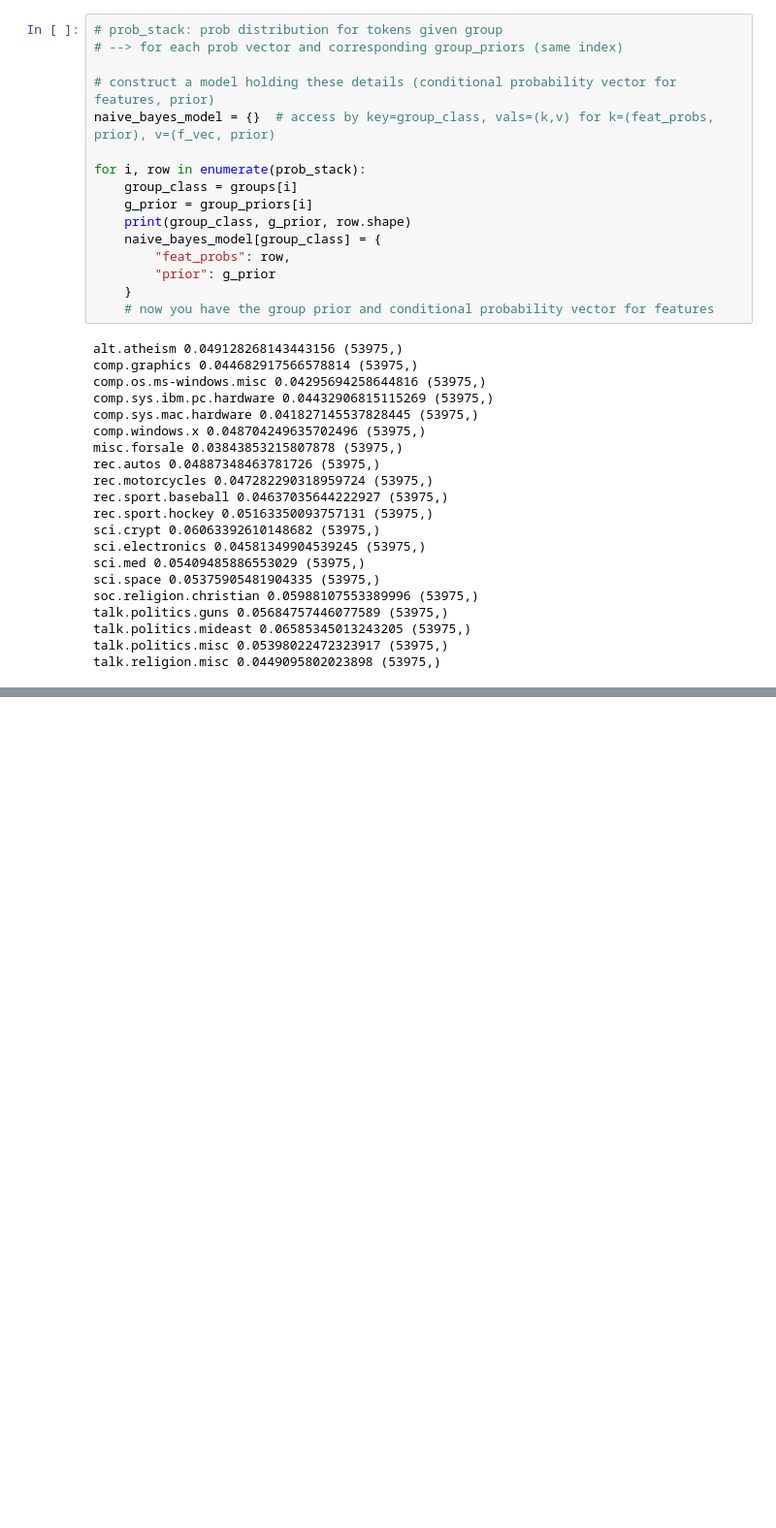
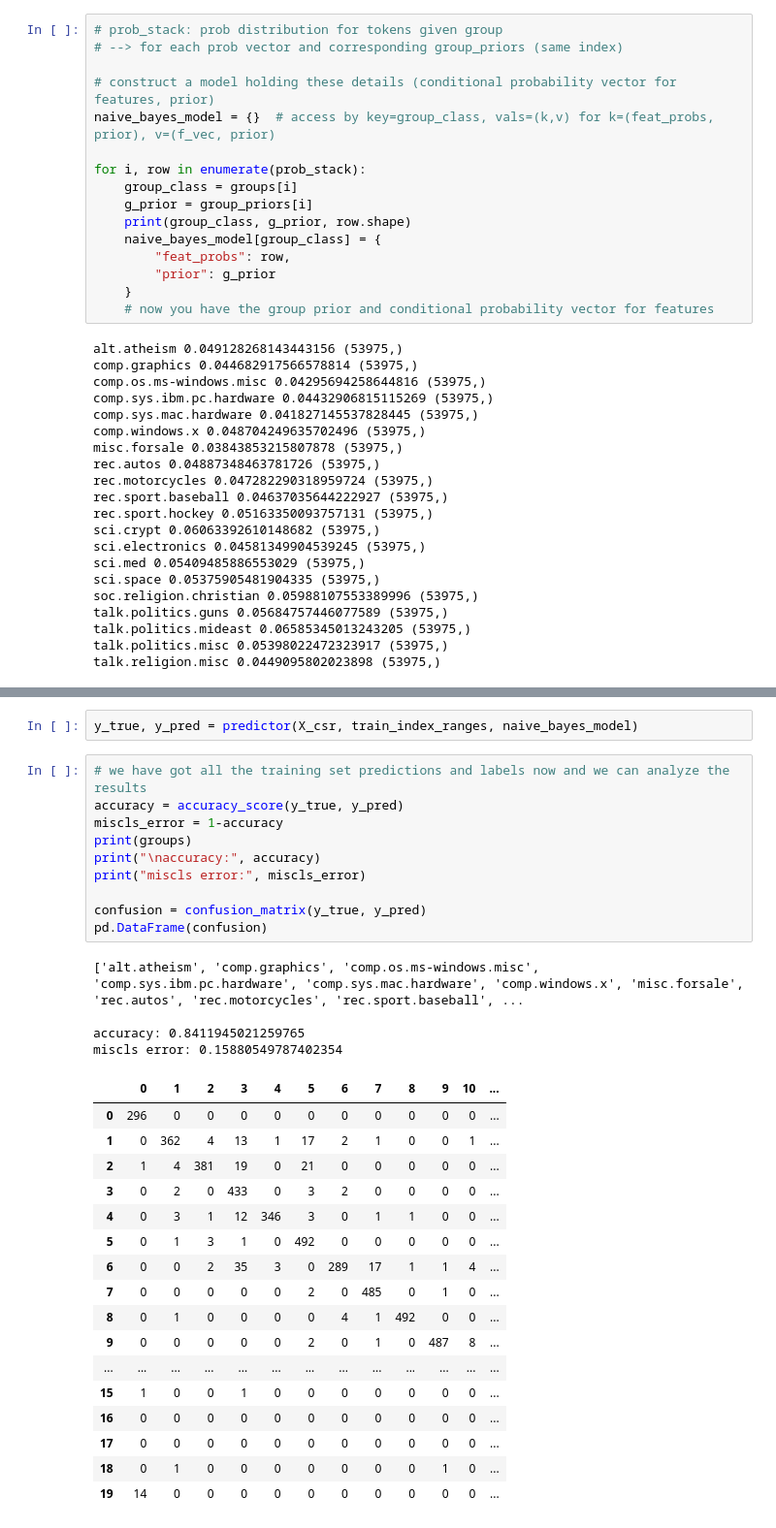
Before and after one commit to Kasparow/ml_project, a Jupyter notebook: task2.ipynb, the cells around one changed output, grey strips where cells are left out. Shown at 97% size. Cells and saved outputs as stored; diff of their text form; blank space fills up the shorter version.

Commit message:
finished task 2 technical part: from-scratch naive bayes for predicting 20newsgroups classes based on log probabilities and laplace add-one smoothing.

```diff
--- a/task2.ipynb
+++ b/task2.ipynb
@@ -348,0 +404,34 @@ talk.religion.misc 0.0449095802023898 (53975,)
+# %%
+y_true, y_pred = predictor(X_csr, train_index_ranges, naive_bayes_model)
+# %%
+# we have got all the training set predictions and labels now and we can analyze the results
+accuracy = accuracy_score(y_true, y_pred)
+miscls_error = 1-accuracy
+print(groups)
+print("\naccuracy:", accuracy)
+print("miscls error:", miscls_error)
+
+confusion = confusion_matrix(y_true, y_pred)
+pd.DataFrame(confusion)
+# %% [output]
+['alt.atheism', 'comp.graphics', 'comp.os.ms-windows.misc', 'comp.sys.ibm.pc.hardware', 'comp.sys.mac.hardware', 'comp.windows.x', 'misc.forsale', 'rec.autos', 'rec.motorcycles', 'rec.sport.baseball', ...
+
+accuracy: 0.8411945021259765
+miscls error: 0.15880549787402354
+|  | 0 | 1 | 2 | 3 | 4 | 5 | 6 | 7 | 8 | 9 | 10 | ... |
+| 0 | 296 | 0 | 0 | 0 | 0 | 0 | 0 | 0 | 0 | 0 | 0 | ... |
+| 1 | 0 | 362 | 4 | 13 | 1 | 17 | 2 | 1 | 0 | 0 | 1 | ... |
+| 2 | 1 | 4 | 381 | 19 | 0 | 21 | 0 | 0 | 0 | 0 | 0 | ... |
+| 3 | 0 | 2 | 0 | 433 | 0 | 3 | 2 | 0 | 0 | 0 | 0 | ... |
+| 4 | 0 | 3 | 1 | 12 | 346 | 3 | 0 | 1 | 1 | 0 | 0 | ... |
+| 5 | 0 | 1 | 3 | 1 | 0 | 492 | 0 | 0 | 0 | 0 | 0 | ... |
+| 6 | 0 | 0 | 2 | 35 | 3 | 0 | 289 | 17 | 1 | 1 | 4 | ... |
+| 7 | 0 | 0 | 0 | 0 | 0 | 2 | 0 | 485 | 0 | 1 | 0 | ... |
+| 8 | 0 | 1 | 0 | 0 | 0 | 0 | 4 | 1 | 492 | 0 | 0 | ... |
+| 9 | 0 | 0 | 0 | 0 | 0 | 2 | 0 | 1 | 0 | 487 | 8 | ... |
+| ... | ... | ... | ... | ... | ... | ... | ... | ... | ... | ... | ... | ... |
+| 15 | 1 | 0 | 0 | 1 | 0 | 0 | 0 | 0 | 0 | 0 | 0 | ... |
+| 16 | 0 | 0 | 0 | 0 | 0 | 0 | 0 | 0 | 0 | 0 | 0 | ... |
+| 17 | 0 | 0 | 0 | 0 | 0 | 0 | 0 | 0 | 0 | 0 | 0 | ... |
+| 18 | 0 | 1 | 0 | 0 | 0 | 0 | 0 | 0 | 0 | 1 | 0 | ... |
+| 19 | 14 | 0 | 0 | 0 | 0 | 0 | 0 | 0 | 0 | 0 | 0 | ... |
```
Also changed, not shown: parts of 6 cells of this notebook.
